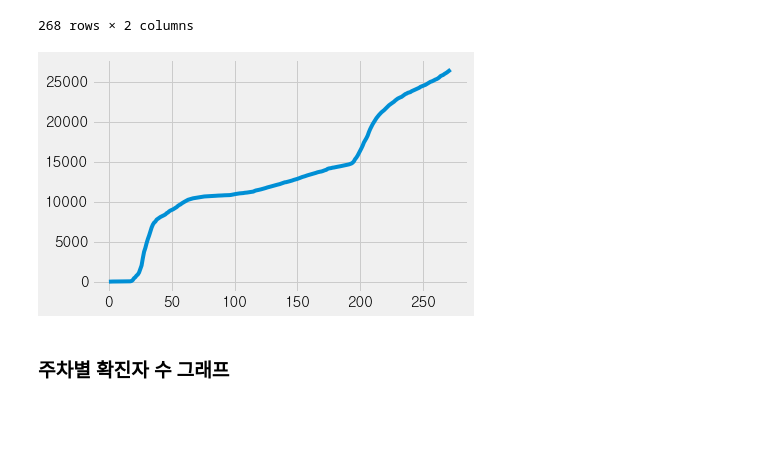
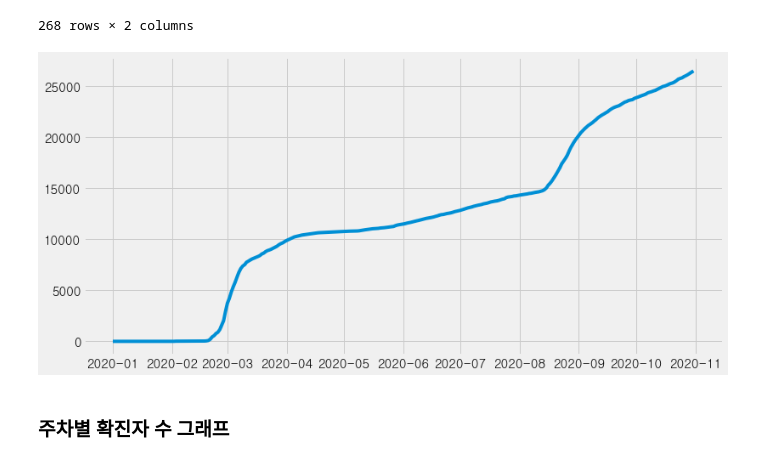
Before and after one commit to BaeHyungjun/TeamFPB, a Jupyter notebook: 코로나19 확진자수.ipynb, the cells around one changed output. Drawn from its saved outputs; the diff is of its cells as text; code cells hidden in the pictures; blank space fills up the shorter version.

```diff
--- a/코로나19 확진자수.ipynb
+++ b/코로나19 확진자수.ipynb
@@ -123,10 +123,11 @@ cumulated_covid19_korea.head(-5)
 | 267 | 2020-10-26 | 25955 |
 268 rows × 2 columns
 # %%
-plt.plot(cumulated_covid19_korea['확진자수'])
+plt.figure(figsize=(12, 6))
+plt.plot(cumulated_covid19_korea['기준일'], cumulated_covid19_korea['확진자수'])
 plt.show()
 # %% [output]
-[figure, old version]
+[figure, new version]
 # %%
 # cumulated_covid19_korea.to_csv("covid19_korea.csv")
 # %% [markdown]
```
